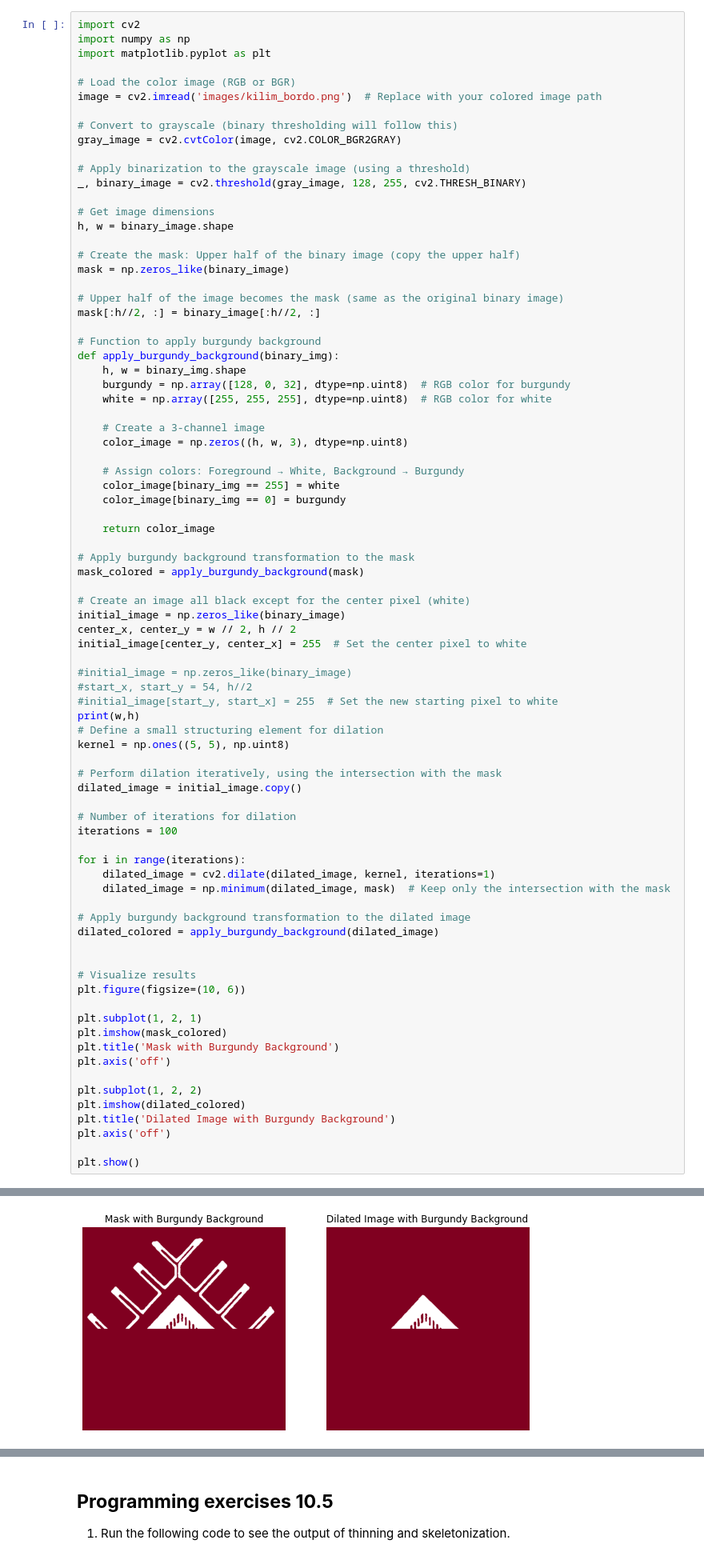
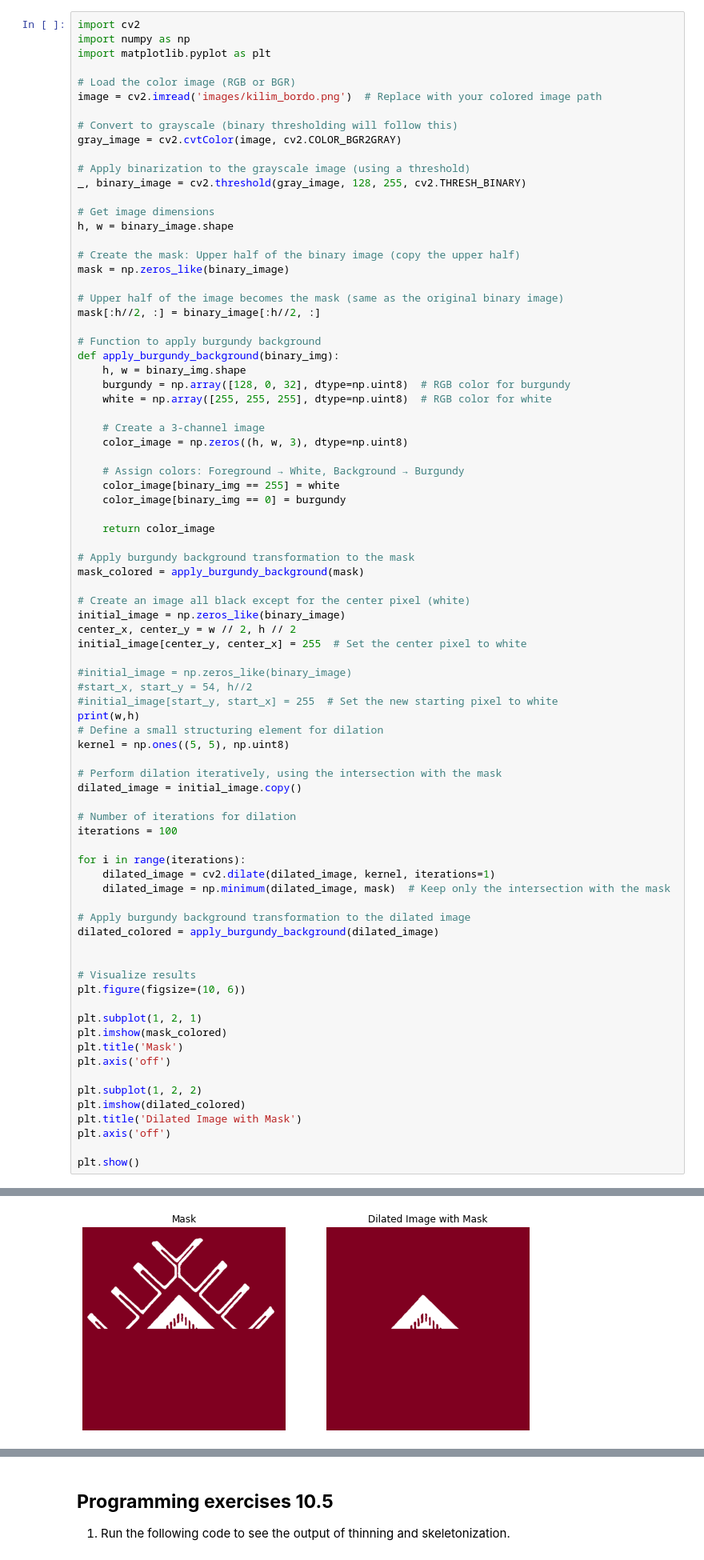
Before and after one commit to itironal/466Companion, a Jupyter notebook: newCh10.ipynb, the cells around one changed output, grey strips where cells are left out. Shown at 80% size. Saved outputs shown, nothing was run; the diff lists cells and outputs as text.

```diff
--- a/newCh10.ipynb
+++ b/newCh10.ipynb
@@ -555,34 +569,34 @@ print(w,h)
 kernel = np.ones((5, 5), np.uint8)
 
 # Perform dilation iteratively, using the intersection with the mask
 dilated_image = initial_image.copy()
 
 # Number of iterations for dilation
 iterations = 100
 
 for i in range(iterations):
     dilated_image = cv2.dilate(dilated_image, kernel, iterations=1)
     dilated_image = np.minimum(dilated_image, mask)  # Keep only the intersection with the mask
 
 # Apply burgundy background transformation to the dilated image
 dilated_colored = apply_burgundy_background(dilated_image)
 
 
 # Visualize results
 plt.figure(figsize=(10, 6))
 
 plt.subplot(1, 2, 1)
 plt.imshow(mask_colored)
-plt.title('Mask with Burgundy Background')
+plt.title('Mask')
 plt.axis('off')
 
 plt.subplot(1, 2, 2)
 plt.imshow(dilated_colored)
-plt.title('Dilated Image with Burgundy Background')
+plt.title('Dilated Image with Mask')
 plt.axis('off')
 
 plt.show()
 # %% [output]
 688 688
-[figure, old version]
+[figure, new version]
 # %%
```
Also changed, not shown: parts of 13 cells of this notebook, 8 other files.
